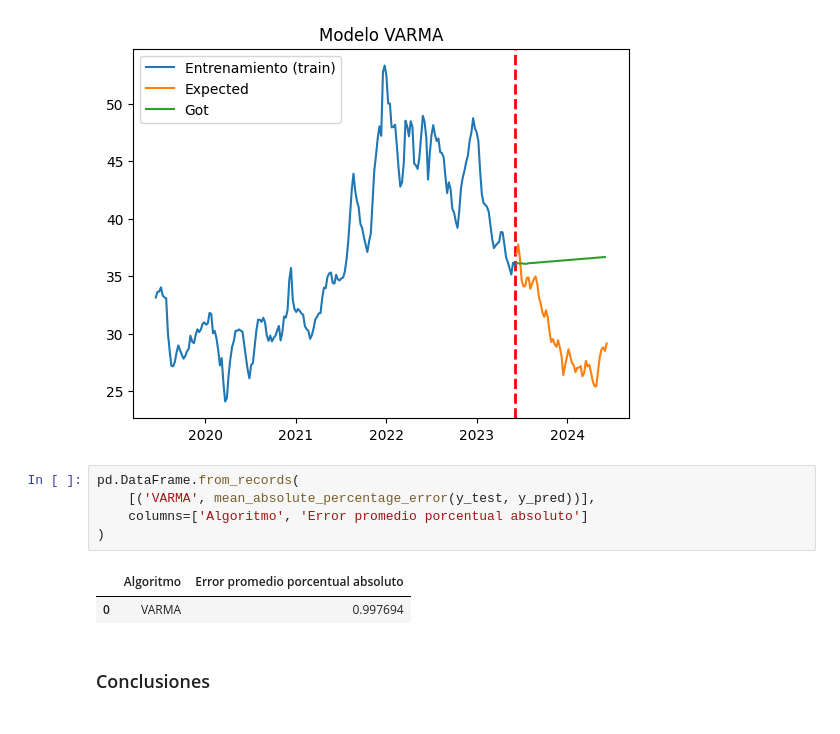
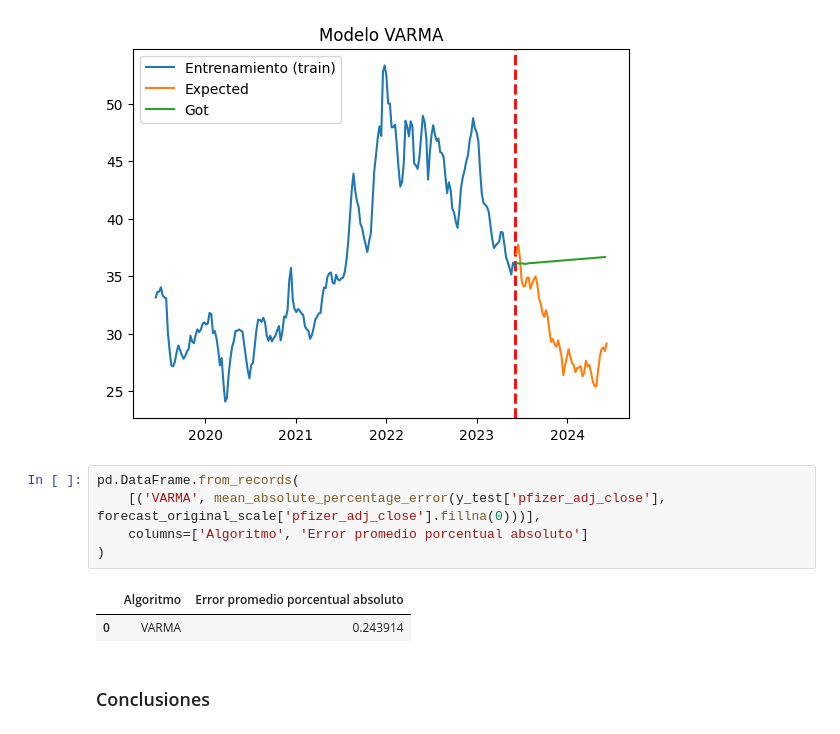
Before and after one commit to alu0101351773/TAAD_practicas, a Jupyter notebook: src/time_series.ipynb, the cells around one changed output. Cells and saved outputs as stored; diff of their text form.

```diff
--- a/src/time_series.ipynb
+++ b/src/time_series.ipynb
@@ -862,12 +862,12 @@ plot_prediction_results(
 [figure]
 # %%
 pd.DataFrame.from_records(
-    [('VARMA', mean_absolute_percentage_error(y_test, y_pred))],
+    [('VARMA', mean_absolute_percentage_error(y_test['pfizer_adj_close'], forecast_original_scale['pfizer_adj_close'].fillna(0)))],
     columns=['Algoritmo', 'Error promedio porcentual absoluto']
 )
 # %% [output]
 |  | Algoritmo | Error promedio porcentual absoluto |
-| 0 | VARMA | 0.997694 |
+| 0 | VARMA | 0.243914 |
 # %% [markdown]
 ### Conclusiones
 # %% [markdown]
```
Also changed, not shown: parts of 1 cell of this notebook.
